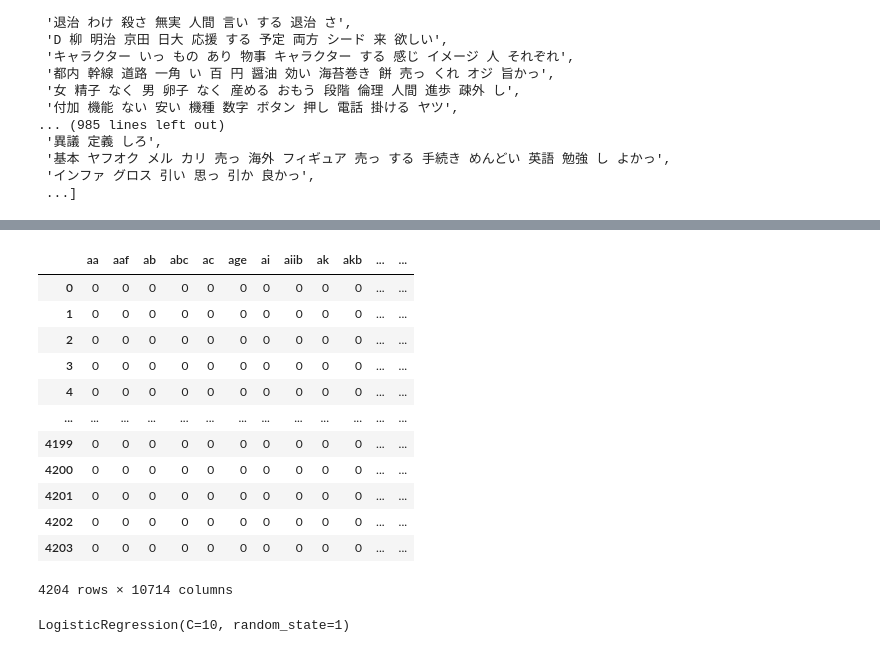
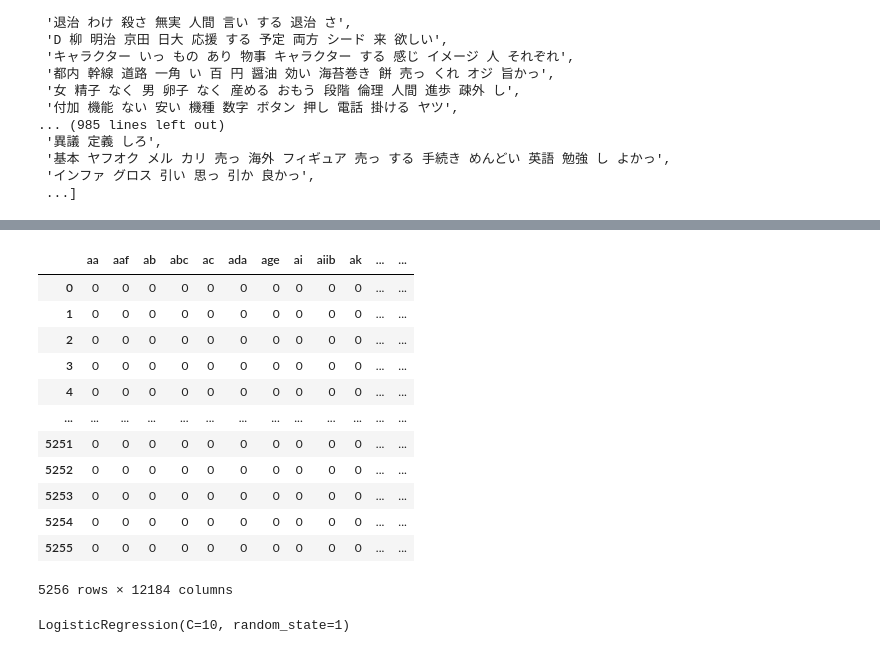
Before and after one commit to rallyfranky/my-first-repo, a Jupyter notebook: hate_speech_competition.ipynb, the cells around one changed output, grey strips where cells are left out. Cells and saved outputs as stored; diff of their text form; code cells hidden in the pictures.

```diff
--- a/hate_speech_competition.ipynb
+++ b/hate_speech_competition.ipynb
@@ -125,25 +101,25 @@ X_train
 # %%
 #ベクトル化
 from sklearn.feature_extraction.text import CountVectorizer
 bow = CountVectorizer()
-count = bow.fit_transform(X_train)
+count = bow.fit_transform(X_wakati)
 vec = count.toarray()
 name = bow.get_feature_names_out()
 pd.DataFrame(vec, columns=name)
 # %% [output]
-|  | aa | aaf | ab | abc | ac | age | ai | aiib | ak | akb | ... | ... |
+|  | aa | aaf | ab | abc | ac | ada | age | ai | aiib | ak | ... | ... |
 | 0 | 0 | 0 | 0 | 0 | 0 | 0 | 0 | 0 | 0 | 0 | ... | ... |
 | 1 | 0 | 0 | 0 | 0 | 0 | 0 | 0 | 0 | 0 | 0 | ... | ... |
 | 2 | 0 | 0 | 0 | 0 | 0 | 0 | 0 | 0 | 0 | 0 | ... | ... |
 | 3 | 0 | 0 | 0 | 0 | 0 | 0 | 0 | 0 | 0 | 0 | ... | ... |
 | 4 | 0 | 0 | 0 | 0 | 0 | 0 | 0 | 0 | 0 | 0 | ... | ... |
 | ... | ... | ... | ... | ... | ... | ... | ... | ... | ... | ... | ... | ... |
-| 4199 | 0 | 0 | 0 | 0 | 0 | 0 | 0 | 0 | 0 | 0 | ... | ... |
-| 4200 | 0 | 0 | 0 | 0 | 0 | 0 | 0 | 0 | 0 | 0 | ... | ... |
-| 4201 | 0 | 0 | 0 | 0 | 0 | 0 | 0 | 0 | 0 | 0 | ... | ... |
-| 4202 | 0 | 0 | 0 | 0 | 0 | 0 | 0 | 0 | 0 | 0 | ... | ... |
-| 4203 | 0 | 0 | 0 | 0 | 0 | 0 | 0 | 0 | 0 | 0 | ... | ... |
+| 5251 | 0 | 0 | 0 | 0 | 0 | 0 | 0 | 0 | 0 | 0 | ... | ... |
+| 5252 | 0 | 0 | 0 | 0 | 0 | 0 | 0 | 0 | 0 | 0 | ... | ... |
+| 5253 | 0 | 0 | 0 | 0 | 0 | 0 | 0 | 0 | 0 | 0 | ... | ... |
+| 5254 | 0 | 0 | 0 | 0 | 0 | 0 | 0 | 0 | 0 | 0 | ... | ... |
+| 5255 | 0 | 0 | 0 | 0 | 0 | 0 | 0 | 0 | 0 | 0 | ... | ... |
-4204 rows × 10714 columns
+5256 rows × 12184 columns
 # %%
 X_vec = pd.DataFrame(vec, columns=name)
 # %%
```
Also changed, not shown: parts of 21 cells of this notebook.
